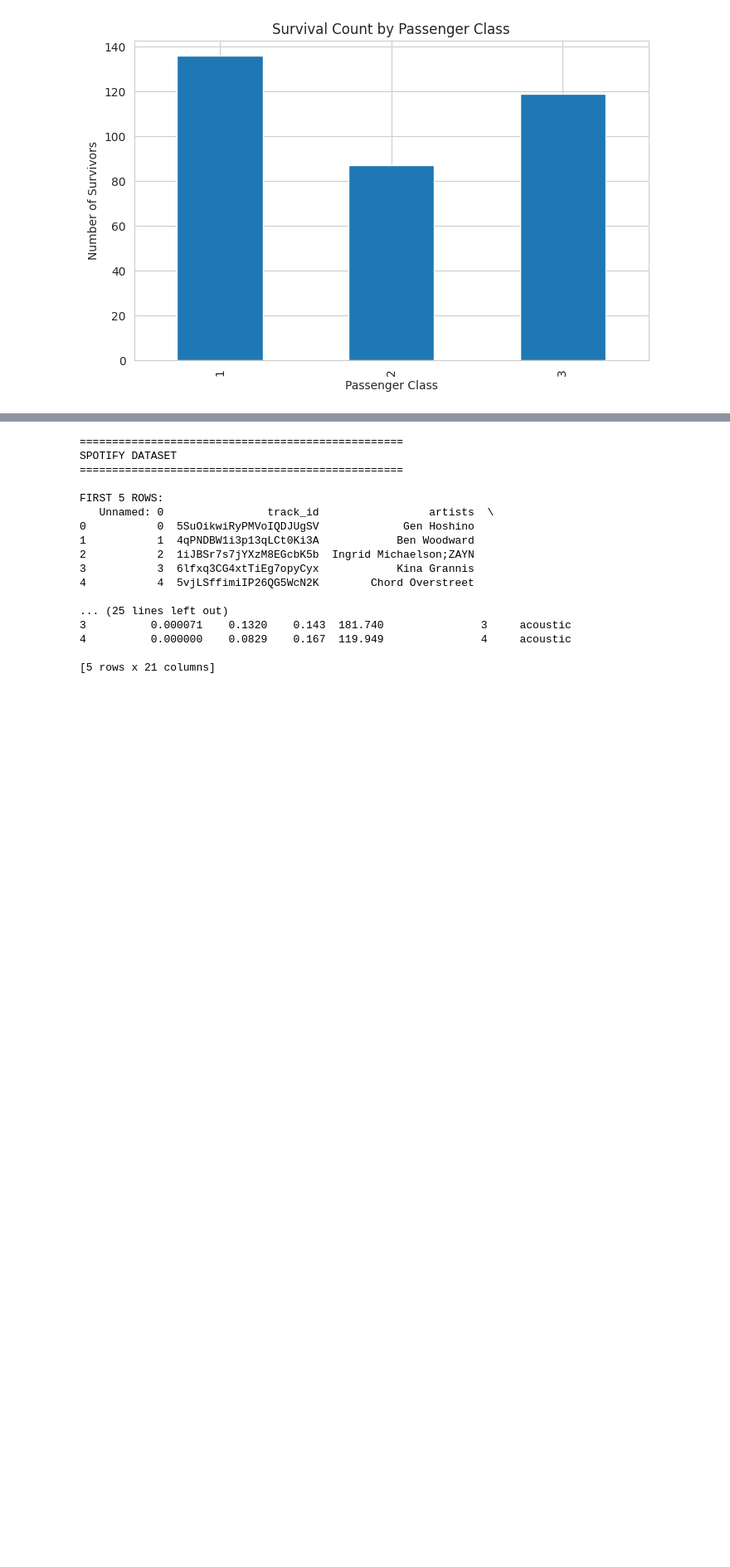
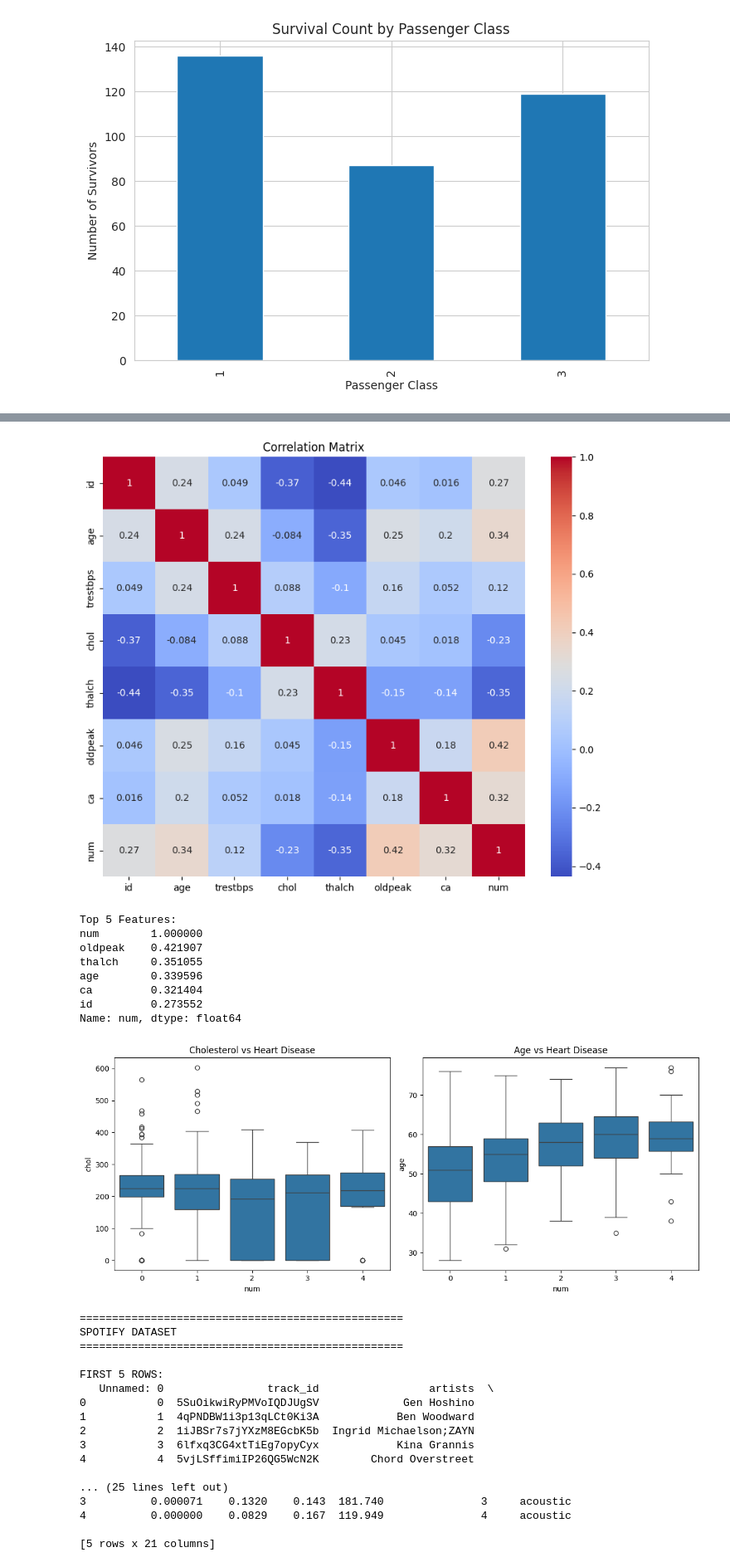
Before and after one commit to aminaahsan925/data-analytics, a Jupyter notebook: titanic_data_set.ipynb, the cells around one changed output, grey strips where cells are left out. Shown at 83% size. Drawn from its saved outputs; the diff is of its cells as text; code cells hidden in the pictures; blank space fills up the shorter version.

```diff
--- a/titanic_data_set.ipynb
+++ b/titanic_data_set.ipynb
@@ -148,0 +225,67 @@ dtype: float64
+# %%
+import pandas as pd
+import seaborn as sns
+import matplotlib.pyplot as plt
+from sklearn.preprocessing import LabelEncoder
+
+# =========================
+# HEART DISEASE DATASET
+# =========================
+
+heart = pd.read_csv("/content/heart_disease_uci.csv")
+
+print(heart.isnull().sum())
+
+heart = heart.fillna(heart.mean(numeric_only=True))
+
+corr_matrix = heart.corr(numeric_only=True)
+
+plt.figure(figsize=(10,8))
+sns.heatmap(
+    corr_matrix,
+    annot=True,
+    cmap="coolwarm"
+)
+plt.title("Correlation Matrix")
+plt.show()
+
+corr_target = corr_matrix["num"]
+
+top5 = corr_target.abs().sort_values(
+    ascending=False
+)
+
+print("Top 5 Features:")
+print(top5.head(6))
+
+fig, axes = plt.subplots(
+    1,
+    2,
+    figsize=(12,5)
+)
+
+sns.boxplot(
+    x="num",
+    y="chol",
+    data=heart,
+    ax=axes[0]
+)
+
+sns.boxplot(
+    x="num",
+    y="age",
+    data=heart,
+    ax=axes[1]
+)
+
+axes[0].set_title(
+    "Cholesterol vs Heart Disease"
+)
+
+axes[1].set_title(
+    "Age vs Heart Disease"
+)
+
+plt.tight_layout()
+plt.show()
+# %% [output]
@@ -149,3 +309,13 @@ dtype: float64
+[figure, added]
+Top 5 Features:
+num        1.000000
+oldpeak    0.421907
+thalch     0.351055
+age        0.339596
+ca         0.321404
+id         0.273552
+Name: num, dtype: float64
+[figure, added]
 # %%
 # ==========================================
 
```
Also changed, not shown: parts of 4 cells of this notebook.
